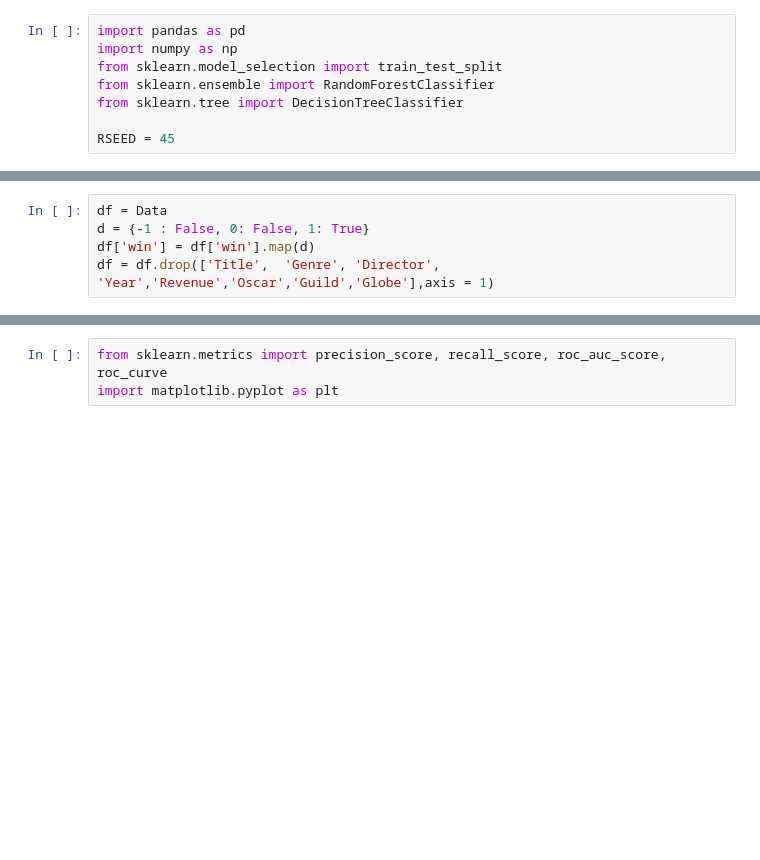
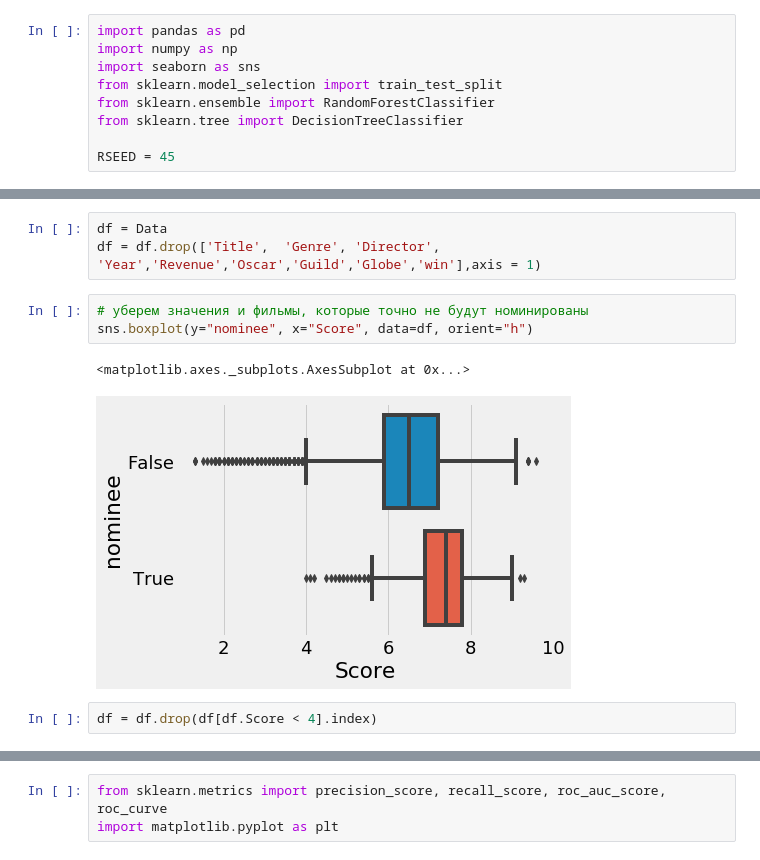
Before and after one commit to UlianaY/FilmsProject, a Jupyter notebook: RandomForest .ipynb, the cells around one changed output, grey strips where cells are left out. Cells and saved outputs as stored; diff of their text form; blank space fills up the shorter version.

```diff
--- a/RandomForest .ipynb
+++ b/RandomForest .ipynb
@@ -1,6 +1,7 @@
 # %%
 import pandas as pd
 import numpy as np
+import seaborn as sns
 from sklearn.model_selection import train_test_split
 from sklearn.ensemble import RandomForestClassifier
 from sklearn.tree import DecisionTreeClassifier
@@ -18,6 +19,12 @@ Data.head()
 | 4 | (T)Raumschiff Surprise - Periode 1 | 2004 | 5.4 | Comedy, Sci-Fi | 12158 | Michael Herbig | 87 | NaN | -1.0 | -1.0 | -1.0 | ... |
 # %%
 df = Data
-d = {-1 : False, 0: False, 1: True}
-df['win'] = df['win'].map(d)
-df = df.drop(['Title',  'Genre', 'Director', 'Year','Revenue','Oscar','Guild','Globe'],axis = 1)
+df = df.drop(['Title',  'Genre', 'Director', 'Year','Revenue','Oscar','Guild','Globe','win'],axis = 1)
+# %%
+# уберем значения и фильмы, которые точно не будут номинированы
+sns.boxplot(y="nominee", x="Score", data=df, orient="h")
+# %% [output]
+<matplotlib.axes._subplots.AxesSubplot at 0x...>
+[figure, added]
+# %%
+df = df.drop(df[df.Score < 4].index)
```
Also changed, not shown: parts of 9 cells of this notebook, 4 other files.
